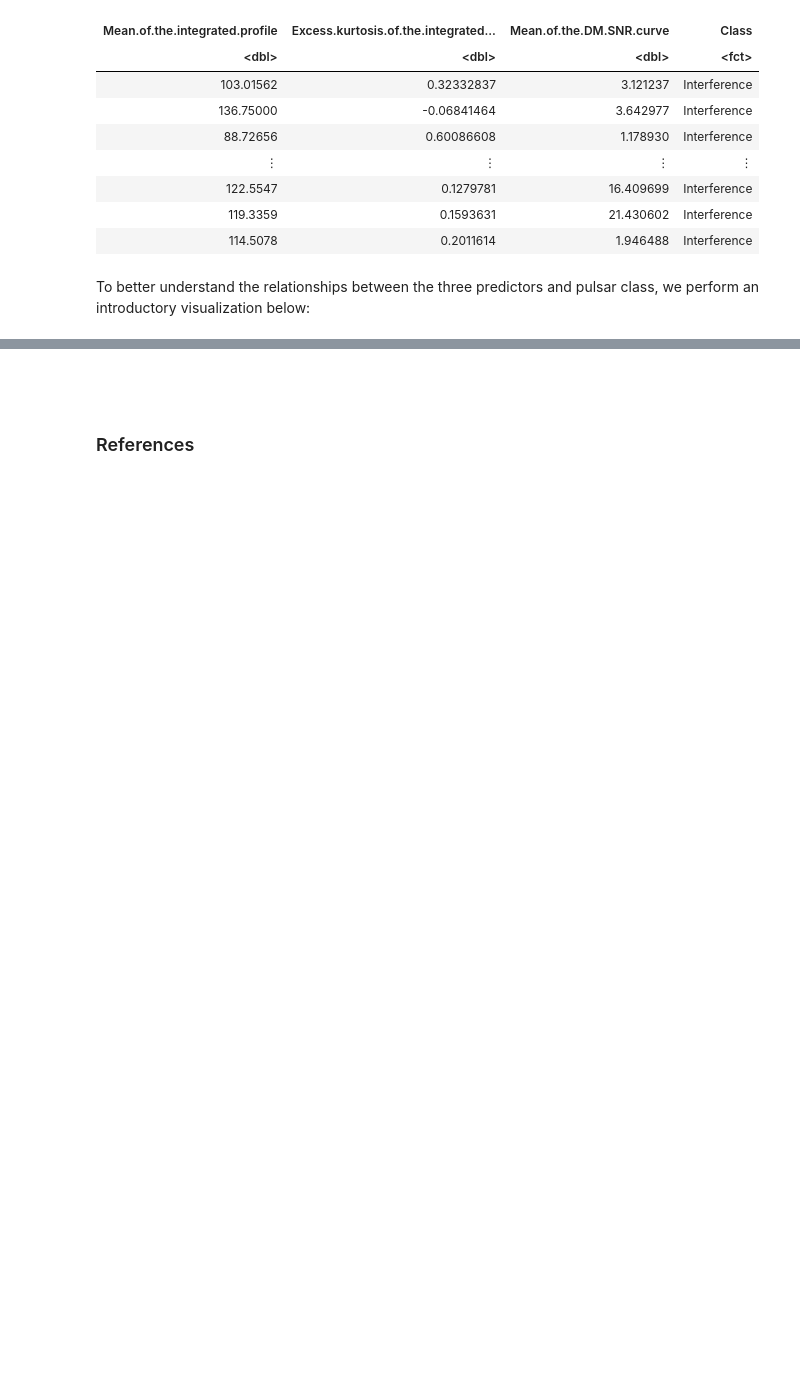
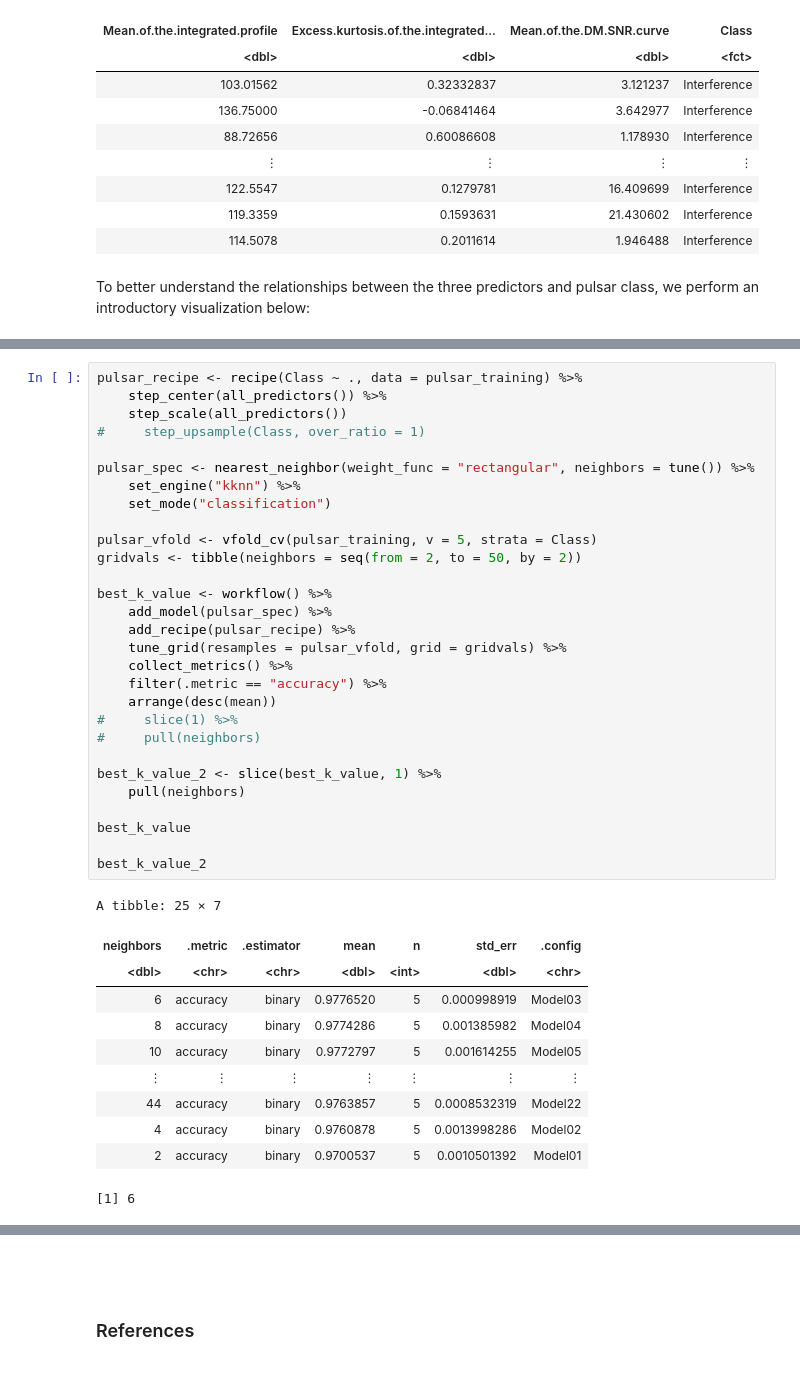
Before and after one commit to Remembria/Group-Analysis-of-Pulsar-Signalling, a Jupyter notebook: Group_Project_Report.ipynb, the cells around one changed output, grey strips where cells are left out. Drawn from its saved outputs; the diff is of its cells as text; blank space fills up the shorter version.

```diff
--- a/Group_Project_Report.ipynb
+++ b/Group_Project_Report.ipynb
@@ -297,0 +401,41 @@ pulsar_plot
+# %%
+pulsar_recipe <- recipe(Class ~ ., data = pulsar_training) %>%
+    step_center(all_predictors()) %>%
+    step_scale(all_predictors())
+#     step_upsample(Class, over_ratio = 1)
+
+pulsar_spec <- nearest_neighbor(weight_func = "rectangular", neighbors = tune()) %>%
+    set_engine("kknn") %>%
+    set_mode("classification")
+
+pulsar_vfold <- vfold_cv(pulsar_training, v = 5, strata = Class)
+gridvals <- tibble(neighbors = seq(from = 2, to = 50, by = 2))
+
+best_k_value <- workflow() %>%
+    add_model(pulsar_spec) %>%
+    add_recipe(pulsar_recipe) %>%
+    tune_grid(resamples = pulsar_vfold, grid = gridvals) %>%
+    collect_metrics() %>%
+    filter(.metric == "accuracy") %>%
+    arrange(desc(mean))
+#     slice(1) %>%
+#     pull(neighbors)
+
+best_k_value_2 <- slice(best_k_value, 1) %>%
+    pull(neighbors)
+
+best_k_value
+
+best_k_value_2
+# %% [output]
+A tibble: 25 × 7
+| neighbors | .metric | .estimator | mean | n | std_err | .config |
+| <dbl> | <chr> | <chr> | <dbl> | <int> | <dbl> | <chr> |
+| 6 | accuracy | binary | 0.9776520 | 5 | 0.000998919 | Model03 |
+| 8 | accuracy | binary | 0.9774286 | 5 | 0.001385982 | Model04 |
+| 10 | accuracy | binary | 0.9772797 | 5 | 0.001614255 | Model05 |
+| ⋮ | ⋮ | ⋮ | ⋮ | ⋮ | ⋮ | ⋮ |
+| 44 | accuracy | binary | 0.9763857 | 5 | 0.0008532319 | Model22 |
+| 4 | accuracy | binary | 0.9760878 | 5 | 0.0013998286 | Model02 |
+| 2 | accuracy | binary | 0.9700537 | 5 | 0.0010501392 | Model01 |
+[1] 6
```
Also changed, not shown: parts of 17 cells of this notebook.
